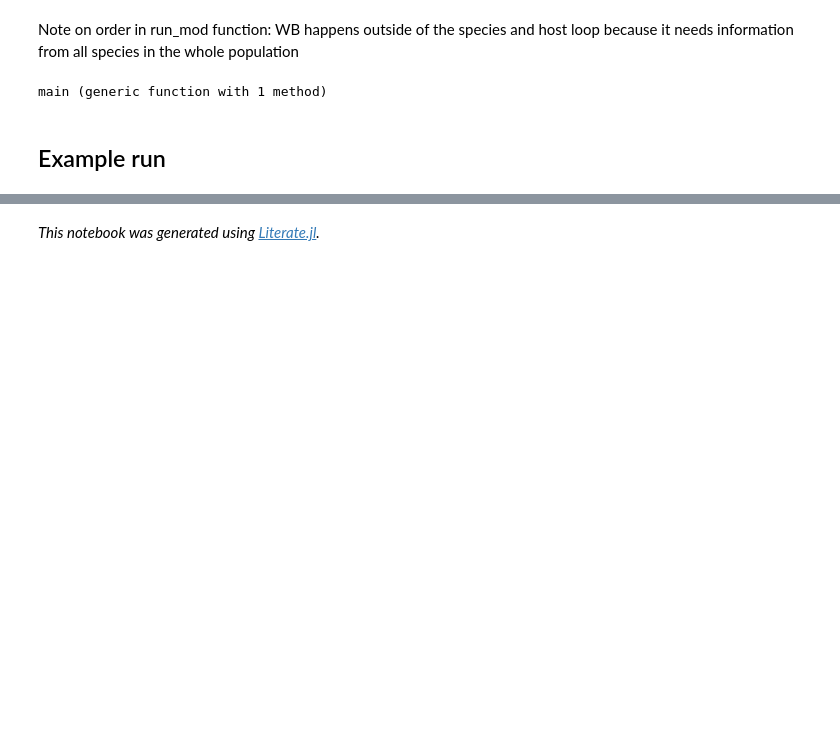
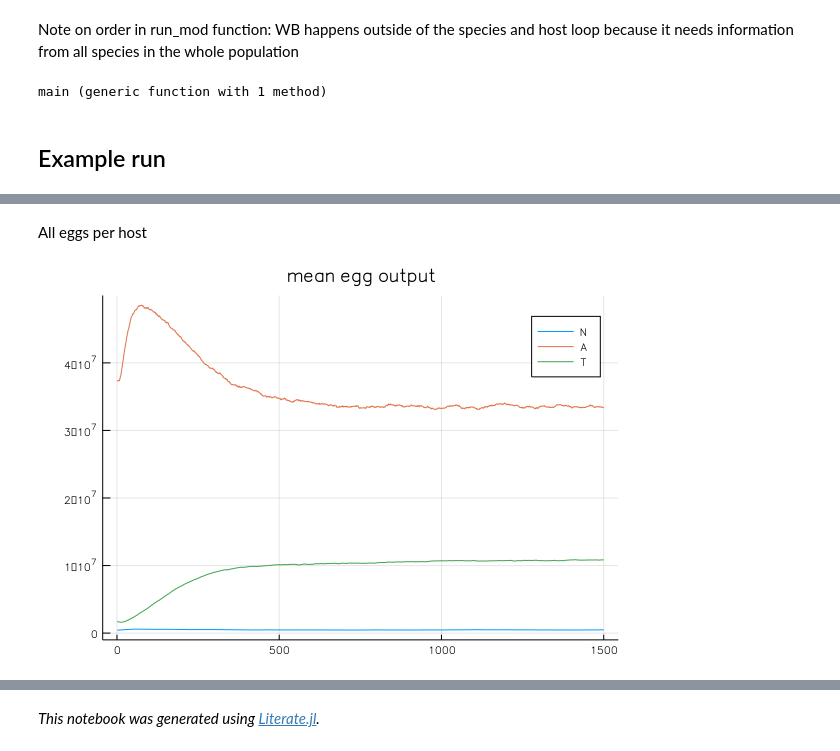
Before and after one commit to hannahlepper/sth_coinf_model, a Jupyter notebook: coinf_model.ipynb, the cells around one changed output, grey strips where cells are left out. Drawn from its saved outputs; the diff is of its cells as text; code cells hidden in the pictures; blank space fills up the shorter version.

```diff
--- a/coinf_model.ipynb
+++ b/coinf_model.ipynb
@@ -439,0 +360,6 @@ mean(eggs[:,3])
+# %% [markdown]
+All eggs per host
+# %%
+plot(1:1500, EOut[1:1500,:], title = "mean egg output", label = ["N", "A", "T"])
+# %% [output]
+[figure, added]
```
Also changed, not shown: parts of 43 cells of this notebook, 1 other file.
